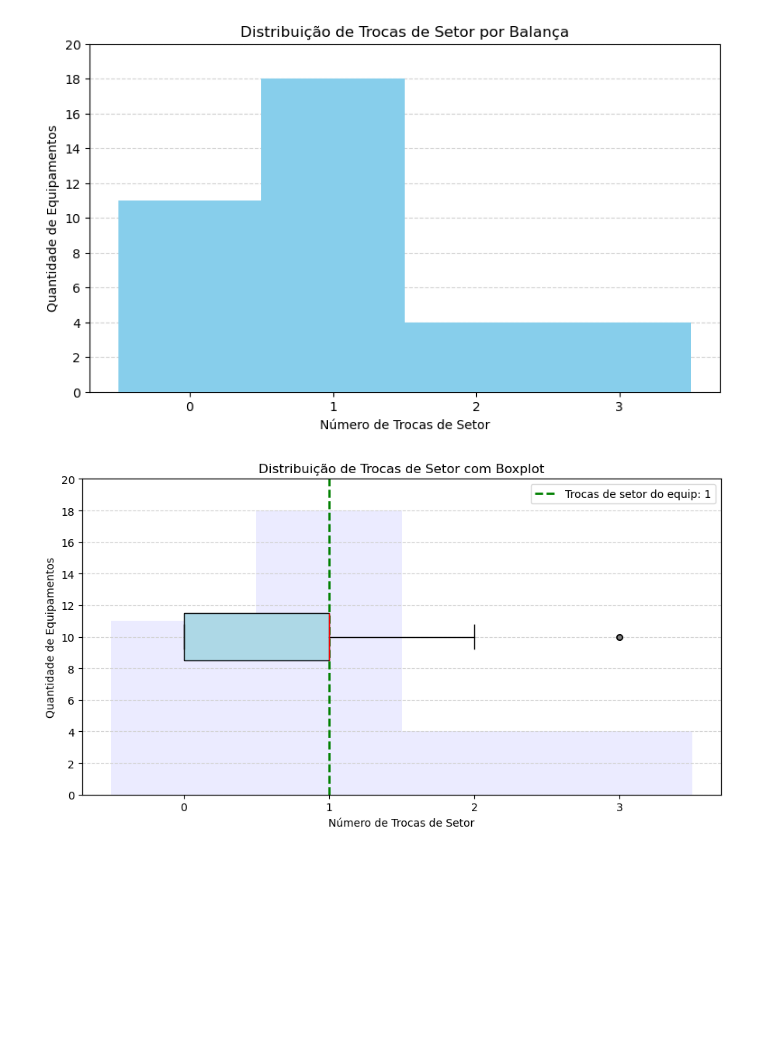
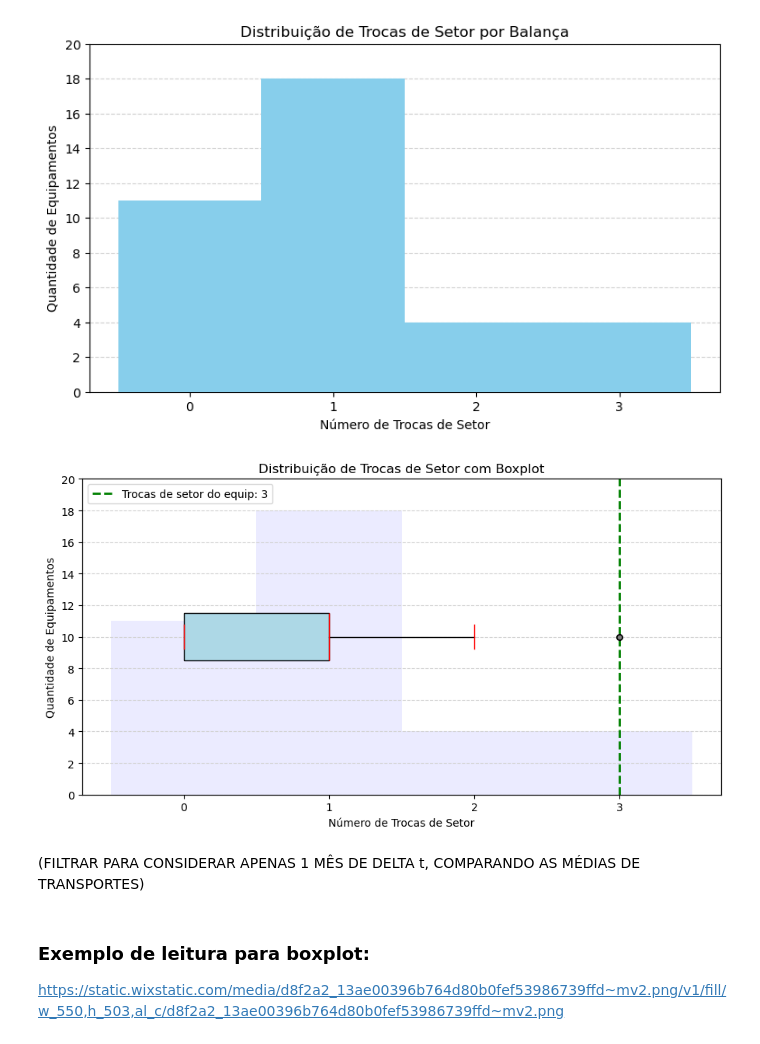
Before and after one commit to LuanSFMarques/CICLUS, a Jupyter notebook: fluxo_balancas.ipynb, the cells around one changed output. Drawn from its saved outputs; the diff is of its cells as text; code cells hidden in the pictures; blank space fills up the shorter version.

```diff
--- a/fluxo_balancas.ipynb
+++ b/fluxo_balancas.ipynb
@@ -118,7 +120,7 @@ tipos_setor = {
 # %% [markdown]
 # ----------------------------------EQUIPAMENTO ESPECIFICO----------------------------------
 # %%
-eq_especifico = 6
+eq_especifico = 235
 # %%
 example = ciclo.loc[ciclo["equipamento_id"] == eq_especifico]
 track = []
@@ -330,33 +347,38 @@ ax.hist(df_trocas["quantidade_trocas"], bins=range(df_trocas["quantidade_trocas"
 
 # EIXO SECUNDÁRIO pro boxplot (compartilhando o eixo X)
 ax_box = ax.twinx()
 
 # BOXPLOT horizontal acima do histograma
 ax_box.boxplot(df_trocas["quantidade_trocas"], vert=False, patch_artist=True,
-               boxprops=dict(facecolor='lightblue', color='black'),
+               boxprops=dict(facecolor='lightblue'),
                medianprops=dict(color='red'),
                whiskerprops=dict(color='black'),
-               capprops=dict(color='black'),
+               capprops=dict(color='red'),
                flierprops=dict(marker='o', markerfacecolor='gray', markersize=5, linestyle='none'),
                zorder=2)
 
 # Linha para o equipamento específico
 ax.axvline(x=quant_trans, color='green', linestyle='--', linewidth=2, label=f'Trocas de setor do equip: {quant_trans}', zorder=3)
 
 # Limpa eixo Y do boxplot
 ax_box.get_yaxis().set_visible(False)
 
 # Estética
 ax.set_title("Distribuição de Trocas de Setor com Boxplot")
 ax.set_xlabel("Número de Trocas de Setor")
 ax.set_xticks(range(df_trocas["quantidade_trocas"].max() + 1))
 ax.set_ylabel("Quantidade de Equipamentos")
 ax.set_yticks(np.arange(0,20+1,2))
 ax.set_ylim(0,20)
 ax.grid(axis='y', linestyle='--', color="lightgray",zorder=1)
 ax.legend()
 
 plt.tight_layout()
 plt.show()
 # %% [output]
-[figure, old version]
+[figure, new version]
+# %% [markdown]
+(FILTRAR PARA CONSIDERAR APENAS 1 MÊS DE DELTA t, COMPARANDO AS MÉDIAS DE TRANSPORTES)
+# %% [markdown]
+### Exemplo de leitura para boxplot:
+https://static.wixstatic.com/media/d8f2a2_13ae00396b764d80b0fef53986739ffd~mv2.png/v1/fill/w_550,h_503,al_c/d8f2a2_13ae00396b764d80b0fef53986739ffd~mv2.png
```
Also changed, not shown: parts of 6 cells of this notebook.
